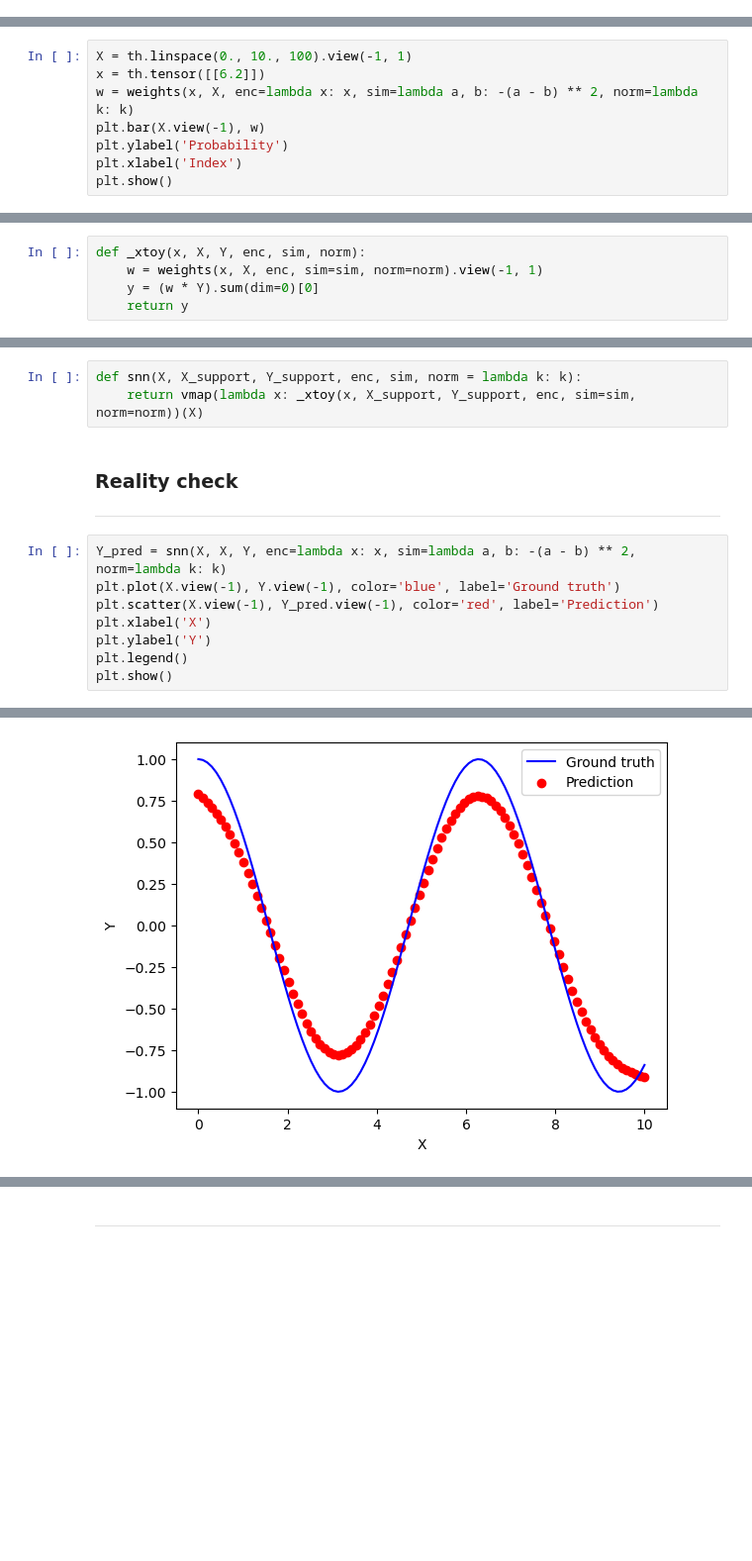
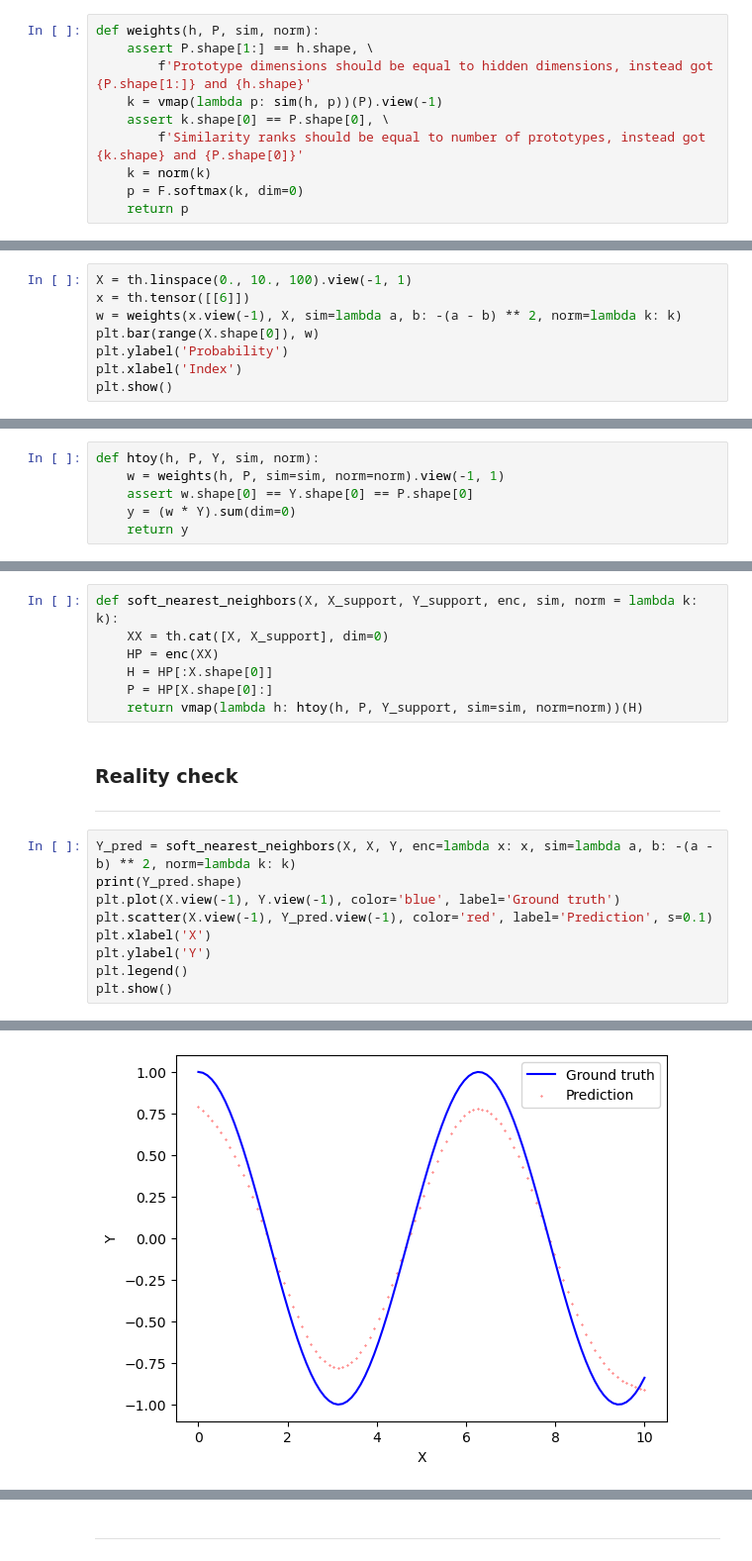
Before and after one commit to DQBO1998/SKNN, a Jupyter notebook: Proof-of-concept.ipynb, the cells around one changed output, grey strips where cells are left out. Shown at 99% size. Cells and saved outputs as stored; diff of their text form; blank space fills up the shorter version.

```diff
--- a/Proof-of-concept.ipynb
+++ b/Proof-of-concept.ipynb
@@ -29,11 +25,21 @@ def weights(x, X, enc, sim, norm):
+# %%
+def weights(h, P, sim, norm):
+    assert P.shape[1:] == h.shape, \
+        f'Prototype dimensions should be equal to hidden dimensions, instead got {P.shape[1:]} and {h.shape}'
+    k = vmap(lambda p: sim(h, p))(P).view(-1)
+    assert k.shape[0] == P.shape[0], \
+        f'Similarity ranks should be equal to number of prototypes, instead got {k.shape} and {P.shape[0]}'
+    k = norm(k)
+    p = F.softmax(k, dim=0)
+    return p
 # %% [markdown]
 ### Reality check
 ----
 # %%
 X = th.linspace(0., 10., 100).view(-1, 1)
-x = th.tensor([[6.2]])
-w = weights(x, X, enc=lambda x: x, sim=lambda a, b: -(a - b) ** 2, norm=lambda k: k)
-plt.bar(X.view(-1), w)
+x = th.tensor([[6]])
+w = weights(x.view(-1), X, sim=lambda a, b: -(a - b) ** 2, norm=lambda k: k)
+plt.bar(range(X.shape[0]), w)
 plt.ylabel('Probability')
 plt.xlabel('Index')
 plt.show()
@@ -42,9 +48,10 @@ plt.show()
 # %% [markdown]
 ----
 # %%
-def _xtoy(x, X, Y, enc, sim, norm):
-    w = weights(x, X, enc, sim=sim, norm=norm).view(-1, 1)
-    y = (w * Y).sum(dim=0)[0]
+def htoy(h, P, Y, sim, norm):
+    w = weights(h, P, sim=sim, norm=norm).view(-1, 1)
+    assert w.shape[0] == Y.shape[0] == P.shape[0]
+    y = (w * Y).sum(dim=0)
     return y
 # %% [markdown]
 ### Reality check
@@ -63,15 +72,20 @@ plt.show()
 # %% [markdown]
 ----
 # %%
-def snn(X, X_support, Y_support, enc, sim, norm = lambda k: k):
-    return vmap(lambda x: _xtoy(x, X_support, Y_support, enc, sim=sim, norm=norm))(X)
+def soft_nearest_neighbors(X, X_support, Y_support, enc, sim, norm = lambda k: k):
+    XX = th.cat([X, X_support], dim=0)
+    HP = enc(XX)
+    H = HP[:X.shape[0]]
+    P = HP[X.shape[0]:]
+    return vmap(lambda h: htoy(h, P, Y_support, sim=sim, norm=norm))(H)
 # %% [markdown]
 ### Reality check
 ----
 # %%
-Y_pred = snn(X, X, Y, enc=lambda x: x, sim=lambda a, b: -(a - b) ** 2, norm=lambda k: k)
+Y_pred = soft_nearest_neighbors(X, X, Y, enc=lambda x: x, sim=lambda a, b: -(a - b) ** 2, norm=lambda k: k)
+print(Y_pred.shape)
 plt.plot(X.view(-1), Y.view(-1), color='blue', label='Ground truth')
-plt.scatter(X.view(-1), Y_pred.view(-1), color='red', label='Prediction')
+plt.scatter(X.view(-1), Y_pred.view(-1), color='red', label='Prediction', s=0.1)
 plt.xlabel('X')
 plt.ylabel('Y')
 plt.legend()
@@ -80 +95 @@ plt.show()
-[figure, old version]
+[figure, new version]
```
Also changed, not shown: parts of 28 cells of this notebook.
